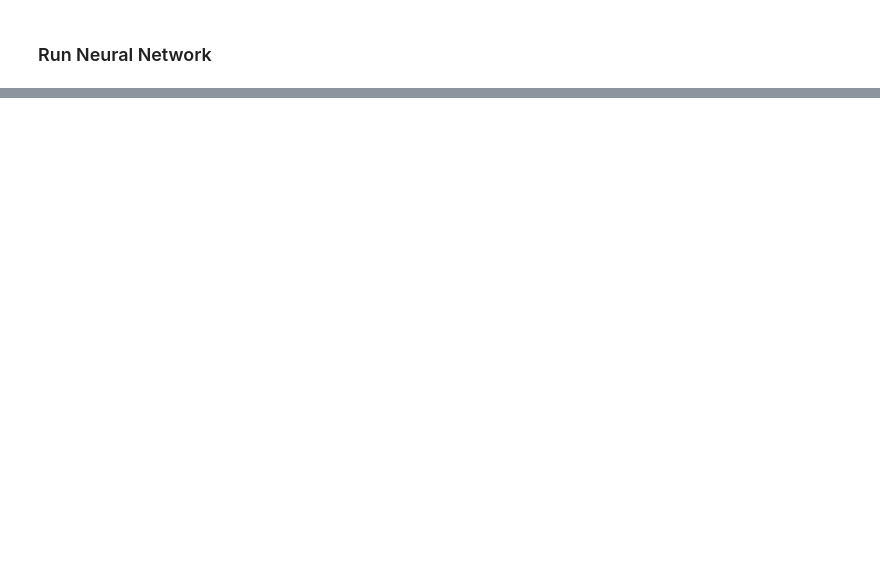
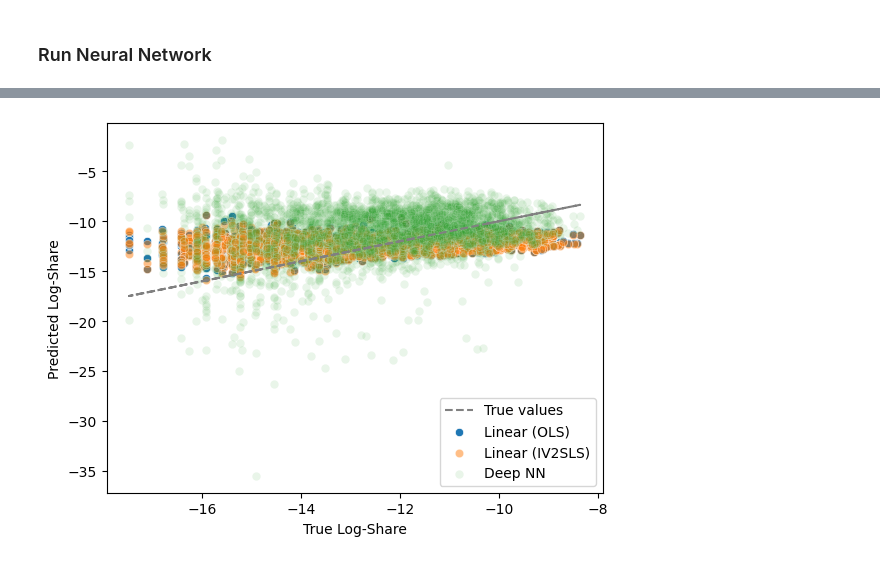
Before and after one commit to raphaelzerbato/AI_Workshop, a Jupyter notebook: car_price_prossessing.ipynb, the cells around one changed output, grey strips where cells are left out. Drawn from its saved outputs; the diff is of its cells as text; code cells hidden in the pictures; blank space fills up the shorter version.

```diff
--- a/car_price_prossessing.ipynb
+++ b/car_price_prossessing.ipynb
@@ -535,6 +534,6 @@ plt.show()
 # %%
 ##IV2SLS
 
-iv2slsmodel = IV2SLS(dependent=data[dep_var], exog=data[exog_vars[1:]], endog=data[endog_vars], instruments=data[instr_vars]).fit()
+iv2slsmodel = IV2SLS(dependent=data[dep_var], exog=data[exog_vars], endog=data[endog_vars], instruments=data[instr_vars]).fit()
 
 print(iv2slsmodel.summary)
@@ -614,0 +663,11 @@ resids = Y-nnmodel.predict(X)
+# %%
+X = data[exog_vars+endog_vars]; Y = data[dep_var]
+plt.plot(data[dep_var].iloc[:,0], data[dep_var].iloc[:,0], linestyle='--', color='gray', label='True values') #True
+sns.scatterplot(x=data[dep_var].iloc[:,0],y=olsmodel.predict(data[exog_vars + endog_vars]), alpha=1, label='Linear (OLS)') #OLS-predicted
+sns.scatterplot(x=data[dep_var].iloc[:,0],y=iv2slsmodel.predict(exog=data[exog_vars],endog=data[endog_vars]).iloc[:,0], alpha=0.5, label='Linear (IV2SLS)') #IV2SLS-predicted
+sns.scatterplot(x=Y.iloc[:,0],y=nnmodel.predict(X)[:,0], alpha=0.1, label='Deep NN')
+plt.xlabel("True Log-Share"); plt.ylabel("Predicted Log-Share")
+plt.title('Predictions')
+plt.legend()
+plt.show()
+# %% [output]
@@ -614,0 +675 @@ resids = Y-nnmodel.predict(X)
+[figure, added]
```
Also changed, not shown: parts of 27 cells of this notebook.
